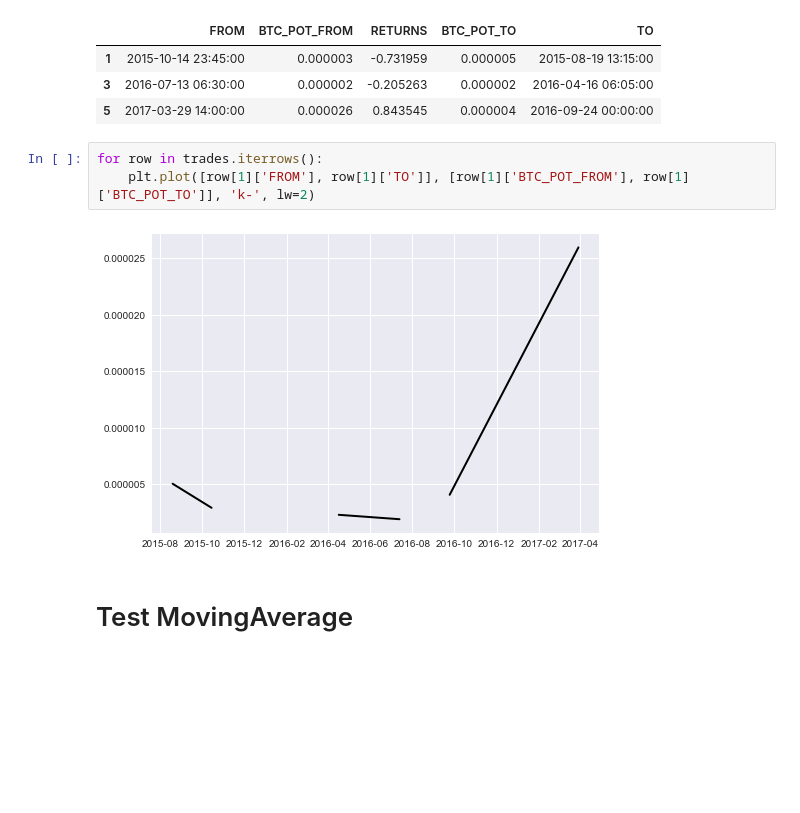
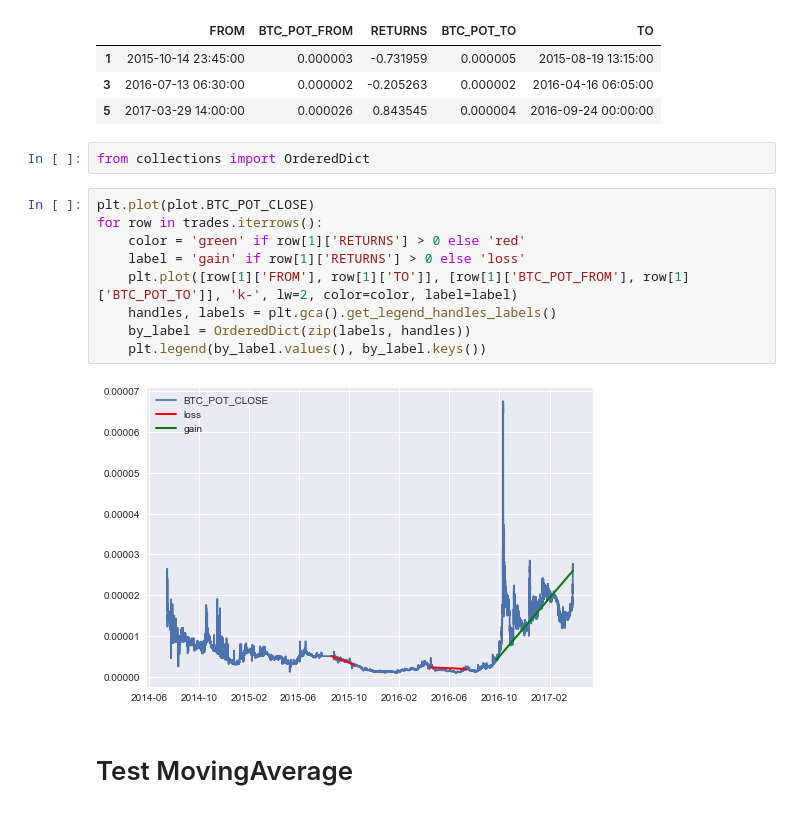
Before and after one commit to tobiasraabe/crypto, a Jupyter notebook: src/exploration/prediction_moving_average.ipynb, the cells around one changed output. Drawn from its saved outputs; the diff is of its cells as text; blank space fills up the shorter version.

```diff
--- a/src/exploration/prediction_moving_average.ipynb
+++ b/src/exploration/prediction_moving_average.ipynb
@@ -100,11 +115,19 @@ trades
 | 1 | 2015-10-14 23:45:00 | 0.000003 | -0.731959 | 0.000005 | 2015-08-19 13:15:00 |
 | 3 | 2016-07-13 06:30:00 | 0.000002 | -0.205263 | 0.000002 | 2016-04-16 06:05:00 |
 | 5 | 2017-03-29 14:00:00 | 0.000026 | 0.843545 | 0.000004 | 2016-09-24 00:00:00 |
+# %%
+from collections import OrderedDict
 # %%
+plt.plot(plot.BTC_POT_CLOSE)
 for row in trades.iterrows():
-    plt.plot([row[1]['FROM'], row[1]['TO']], [row[1]['BTC_POT_FROM'], row[1]['BTC_POT_TO']], 'k-', lw=2)
+    color = 'green' if row[1]['RETURNS'] > 0 else 'red'
+    label = 'gain' if row[1]['RETURNS'] > 0 else 'loss'
+    plt.plot([row[1]['FROM'], row[1]['TO']], [row[1]['BTC_POT_FROM'], row[1]['BTC_POT_TO']], 'k-', lw=2, color=color, label=label)
+    handles, labels = plt.gca().get_legend_handles_labels()
+    by_label = OrderedDict(zip(labels, handles))
+    plt.legend(by_label.values(), by_label.keys())
 # %% [output]
-[figure, old version]
+[figure, new version]
 # %% [markdown]
 # Test MovingAverage
 # %%
```
Also changed, not shown: parts of 1 cell of this notebook, 9 other files.
